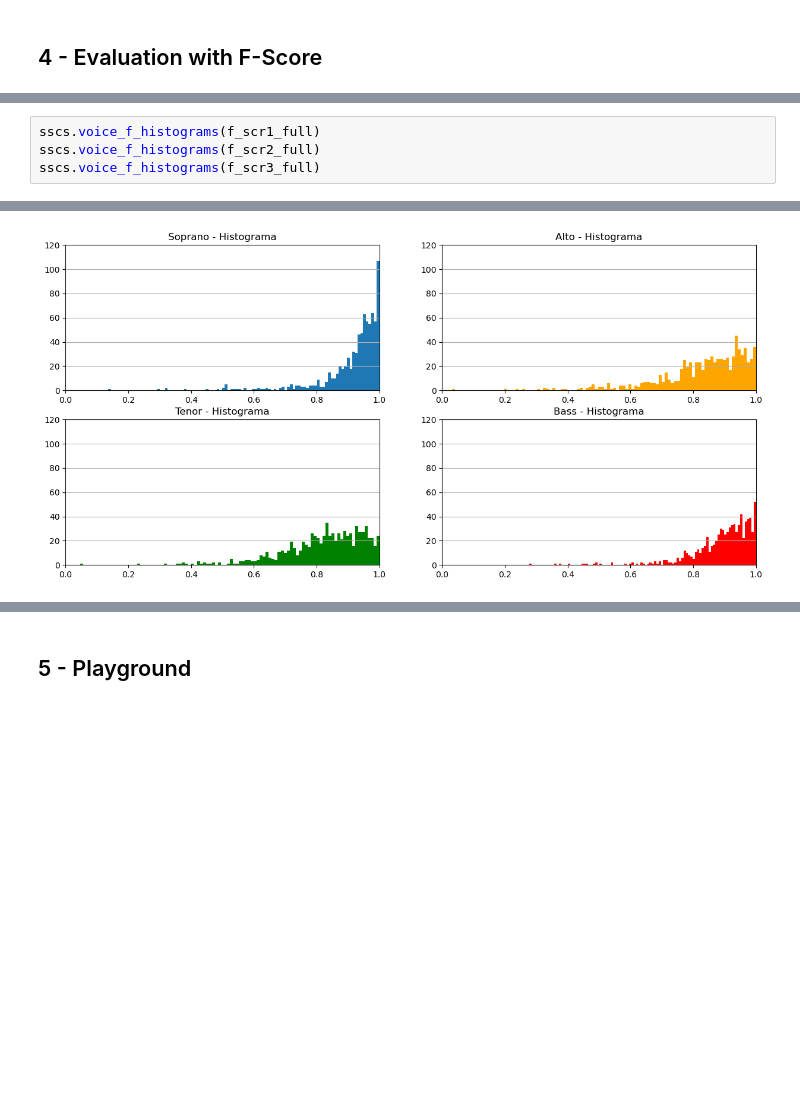
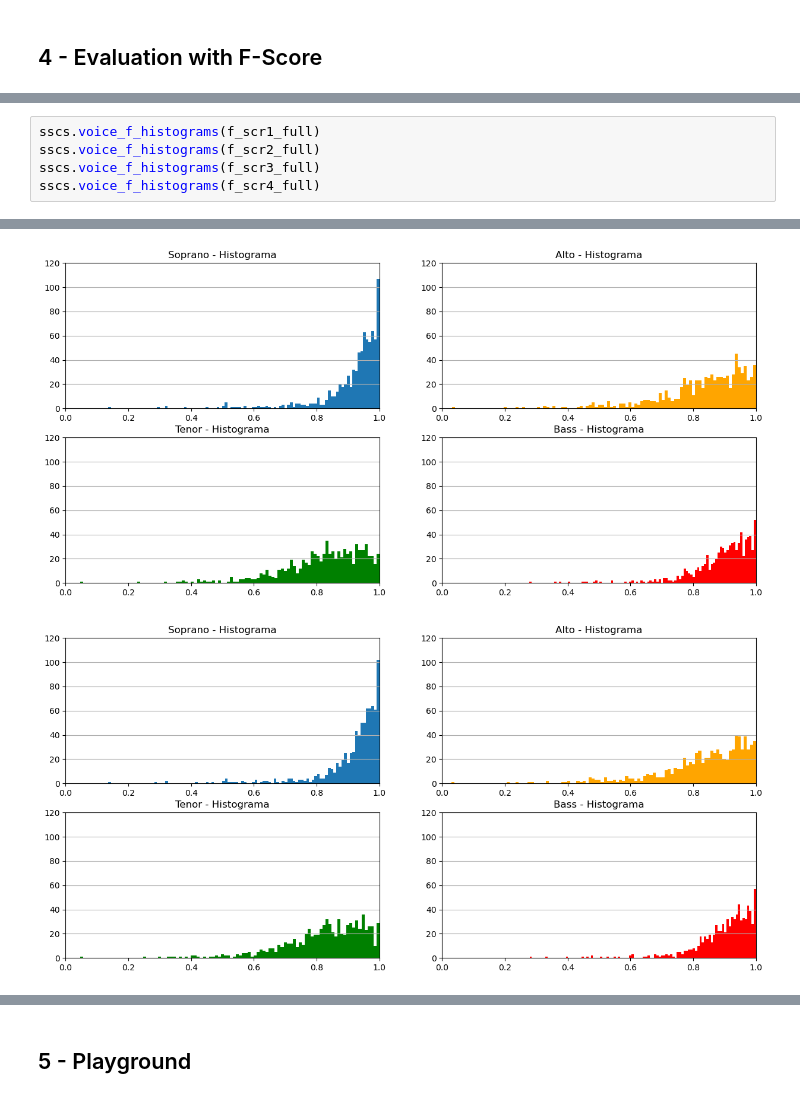
Before and after one commit to Xornotor/VocalAssignment-SSCS, a Jupyter notebook: SSCS_Training.ipynb, the cells around one changed output, grey strips where cells are left out. Drawn from its saved outputs; the diff is of its cells as text; blank space fills up the shorter version.

```diff
--- a/SSCS_Training.ipynb
+++ b/SSCS_Training.ipynb
@@ -100,11 +221,13 @@ sscs.joint_f_histograms(f_scr3_full)
 # %%
 sscs.voice_f_histograms(f_scr1_full)
 sscs.voice_f_histograms(f_scr2_full)
 sscs.voice_f_histograms(f_scr3_full)
+sscs.voice_f_histograms(f_scr4_full)
 # %% [output]
 [figure]
 [figure]
 [figure]
+[figure, added]
 # %%
 sscs.boxplot(f_scr1_full)
 sscs.boxplot(f_scr2_full)
```
Also changed, not shown: parts of 8 cells of this notebook, 1 other file.
